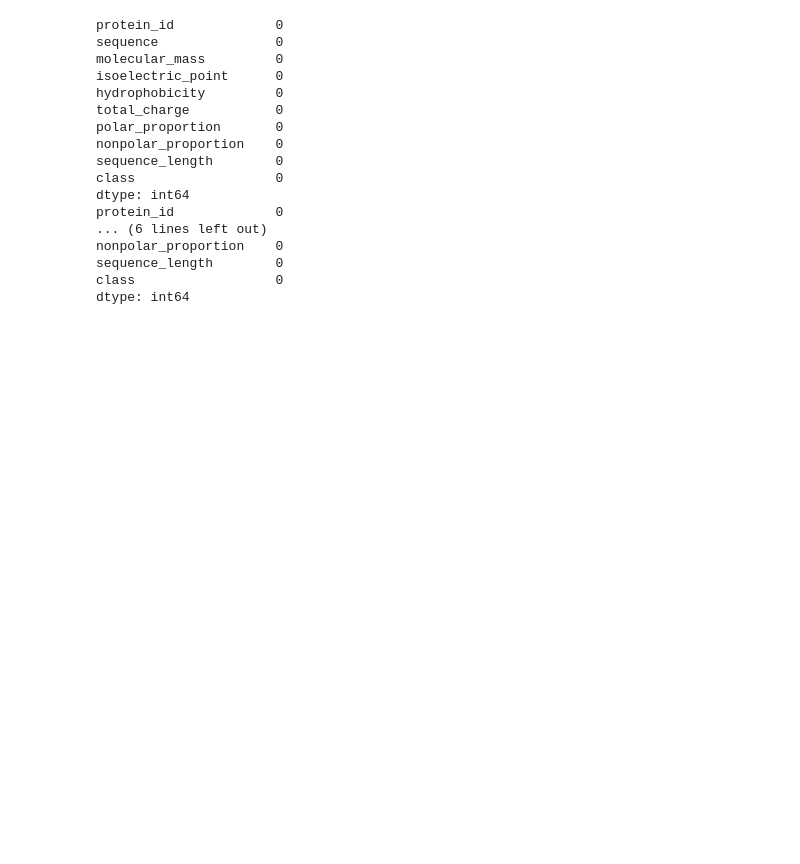
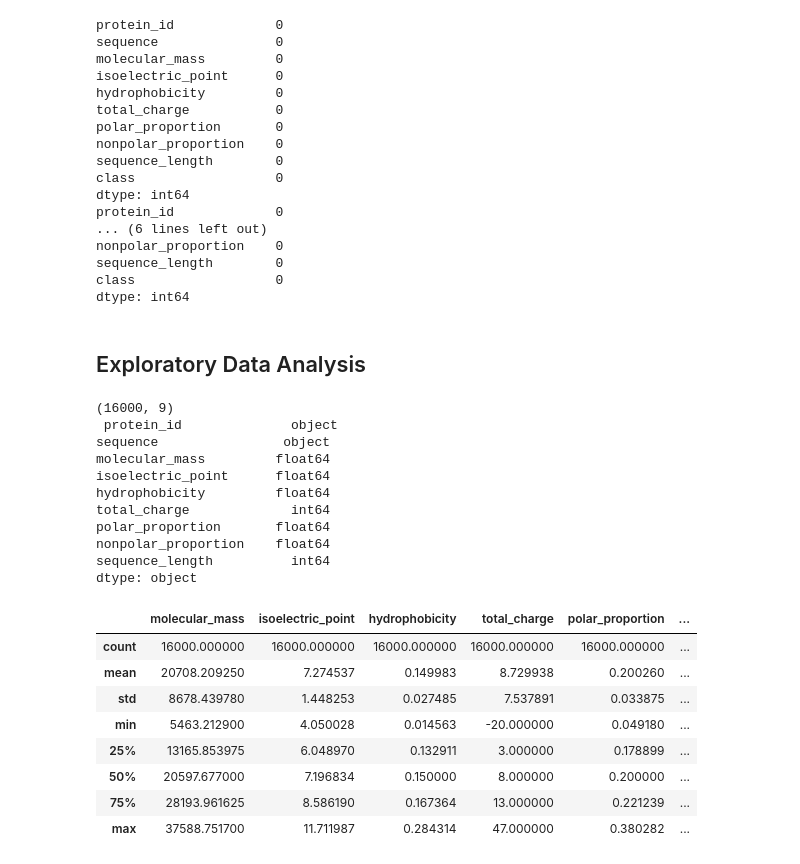
Before and after one commit to txx99/Misc-Projects, a Jupyter notebook: Protein_Dataset_Analysis/Script/main.ipynb, the cells around one changed output. Drawn from its saved outputs; the diff is of its cells as text; code cells hidden in the pictures; blank space fills up the shorter version.

```diff
--- a/Protein_Dataset_Analysis/Script/main.ipynb
+++ b/Protein_Dataset_Analysis/Script/main.ipynb
@@ -129,3 +129,31 @@ nonpolar_proportion    0
 sequence_length        0
 class                  0
 dtype: int64
+# %% [markdown]
+## Exploratory Data Analysis
+# %%
+print(X_train.shape,'\n', X_train.dtypes)
+# .describe() default only shows numeric cols
+# --> (include= ) can specify dtypes to show, but here it's only the ID cols that are non numeric
+X_train.describe()
+# %% [output]
+(16000, 9)
+ protein_id              object
+sequence                object
+molecular_mass         float64
+isoelectric_point      float64
+hydrophobicity         float64
+total_charge             int64
+polar_proportion       float64
+nonpolar_proportion    float64
+sequence_length          int64
+dtype: object
+|  | molecular_mass | isoelectric_point | hydrophobicity | total_charge | polar_proportion | ... |
+| count | 16000.000000 | 16000.000000 | 16000.000000 | 16000.000000 | 16000.000000 | ... |
+| mean | 20708.209250 | 7.274537 | 0.149983 | 8.729938 | 0.200260 | ... |
+| std | 8678.439780 | 1.448253 | 0.027485 | 7.537891 | 0.033875 | ... |
+| min | 5463.212900 | 4.050028 | 0.014563 | -20.000000 | 0.049180 | ... |
+| 25% | 13165.853975 | 6.048970 | 0.132911 | 3.000000 | 0.178899 | ... |
+| 50% | 20597.677000 | 7.196834 | 0.150000 | 8.000000 | 0.200000 | ... |
+| 75% | 28193.961625 | 8.586190 | 0.167364 | 13.000000 | 0.221239 | ... |
+| max | 37588.751700 | 11.711987 | 0.284314 | 47.000000 | 0.380282 | ... |
```
Also changed, not shown: parts of 12 cells of this notebook.
